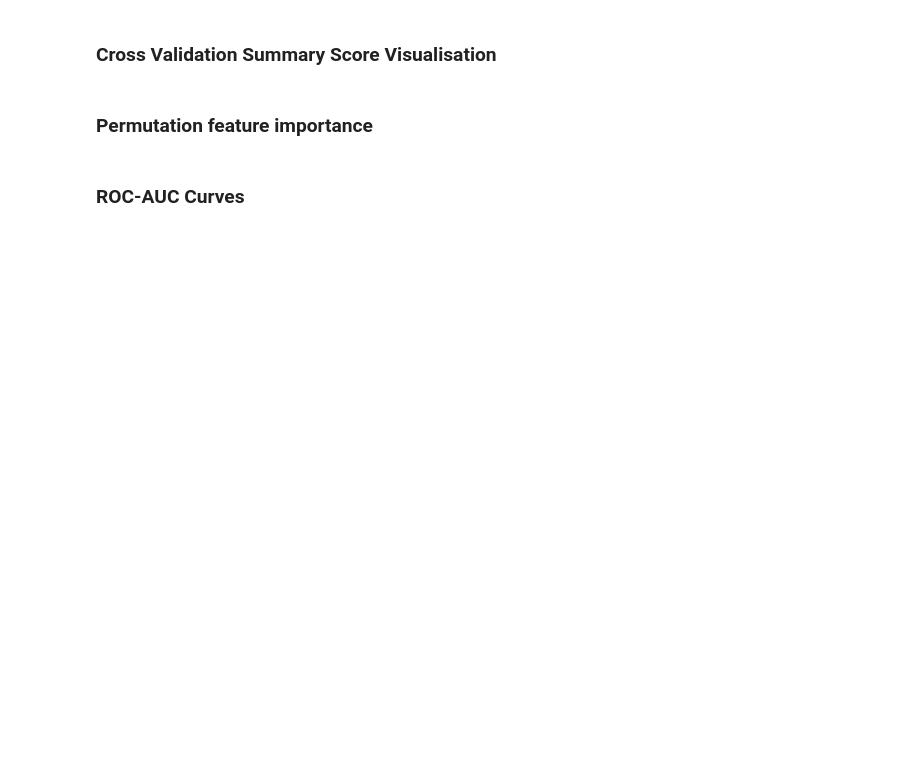
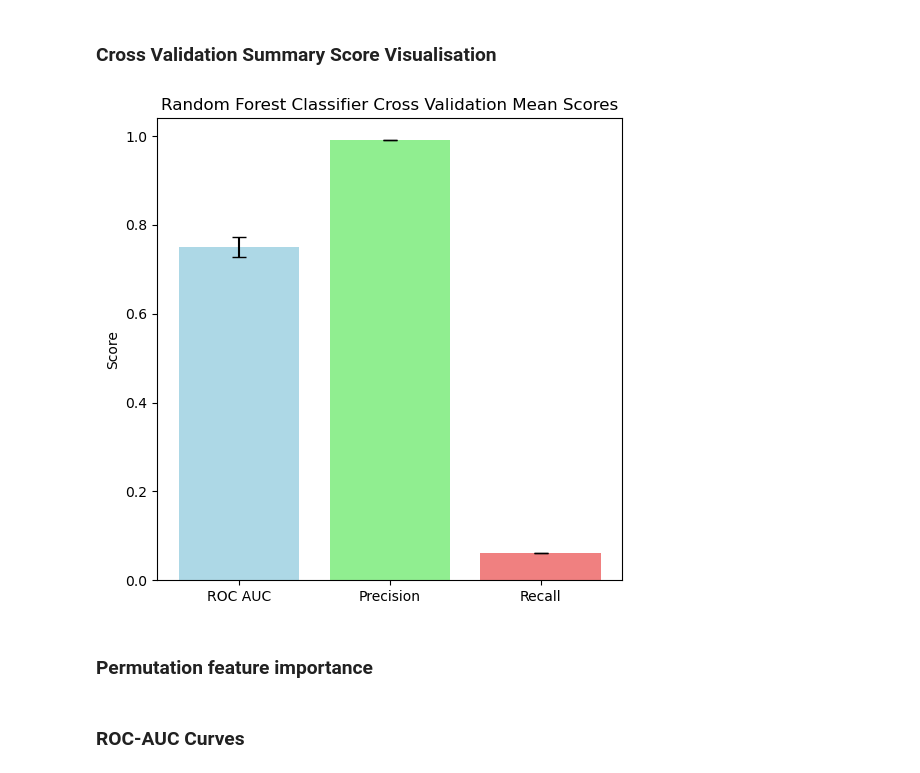
Before and after one commit to JadenLing/Heritage-Health-Prize, a Jupyter notebook: notebooks/random_forests.ipynb, the cells around one changed output. Saved outputs shown, nothing was run; the diff lists cells and outputs as text; code cells hidden in the pictures; blank space fills up the shorter version.

Commit message:
finalised random_forests.ipynb

```diff
--- a/notebooks/random_forests.ipynb
+++ b/notebooks/random_forests.ipynb
@@ -45,7 +45,6 @@ param_grid = {
     'n_estimators': [25, 50, 100, 150],
     'max_depth': [5, 10, 15, 20],
     'min_samples_split': [2, 4, 8],
-    'min_samples_leaf': [1, 2, 4, 8],
     'criterion': ['gini', 'entropy']
 }
 
@@ -96,7 +95,6 @@ for outer_train_idx, outer_test_idx in outer_split.split(X_train, Y_train):
             'n_estimators': param_grid['n_estimators'][np.random.randint(0, len(param_grid['n_estimators']))],
             'max_depth': param_grid['max_depth'][np.random.randint(0, len(param_grid['max_depth']))],
             'min_samples_split': param_grid['min_samples_split'][np.random.randint(0, len(param_grid['min_samples_split']))],
-            'min_samples_leaf': param_grid['min_samples_leaf'][np.random.randint(0, len(param_grid['min_samples_leaf']))],
             'criterion': param_grid['criterion'][np.random.randint(0, len(param_grid['criterion']))]
         }
 
@@ -184,27 +227,29 @@ print(f"F1: {f1:.4f}")
 # %%
 # Calculate standard deviations for scores
 std_roc_auc = np.std(cv_scores['roc_auc'])
 std_precision = np.std(cv_scores['precision'])
 std_recall = np.std(cv_scores['recall'])
 std_f1 = np.std(cv_scores['f1'])
 
-stds = [std_roc_auc, std_precision, std_recall, std_f1]
+stds = [std_roc_auc, std_precision, std_recall]
 
 # Means of scores
 mean_roc_auc = np.mean(cv_scores['roc_auc'])
 mean_precision = np.mean(cv_scores['precision'])
 mean_recall = np.mean(cv_scores['recall'])
 mean_f1 = np.mean(cv_scores['f1'])
 
-means = [mean_roc_auc, mean_precision, mean_recall, mean_f1]
+means = [mean_roc_auc, mean_precision, mean_recall]
 
-colours = ['#ADD8E6', '#90EE90', '#F08080', '#FFA500']
+colours = ['#ADD8E6', '#90EE90', '#F08080']
 
 fig, ax = plt.subplots(figsize=(6, 6))
-plt.bar(['ROC AUC', 'Precision', 'Recall', 'F1'], means, yerr=stds, color=colours, capsize=5)
+plt.bar(['ROC AUC', 'Precision', 'Recall'], means, yerr=stds, color=colours, capsize=5)
 plt.ylabel('Score')
-plt.title('Random Forest Classifier Cross Validation Scores')
+plt.title('Random Forest Classifier Cross Validation Mean Scores')
 plt.show()
+# %% [output]
+[figure, added]
 # %% [markdown]
 ### **Permutation feature importance**
 # %%
```
Also changed, not shown: parts of 5 cells of this notebook.
